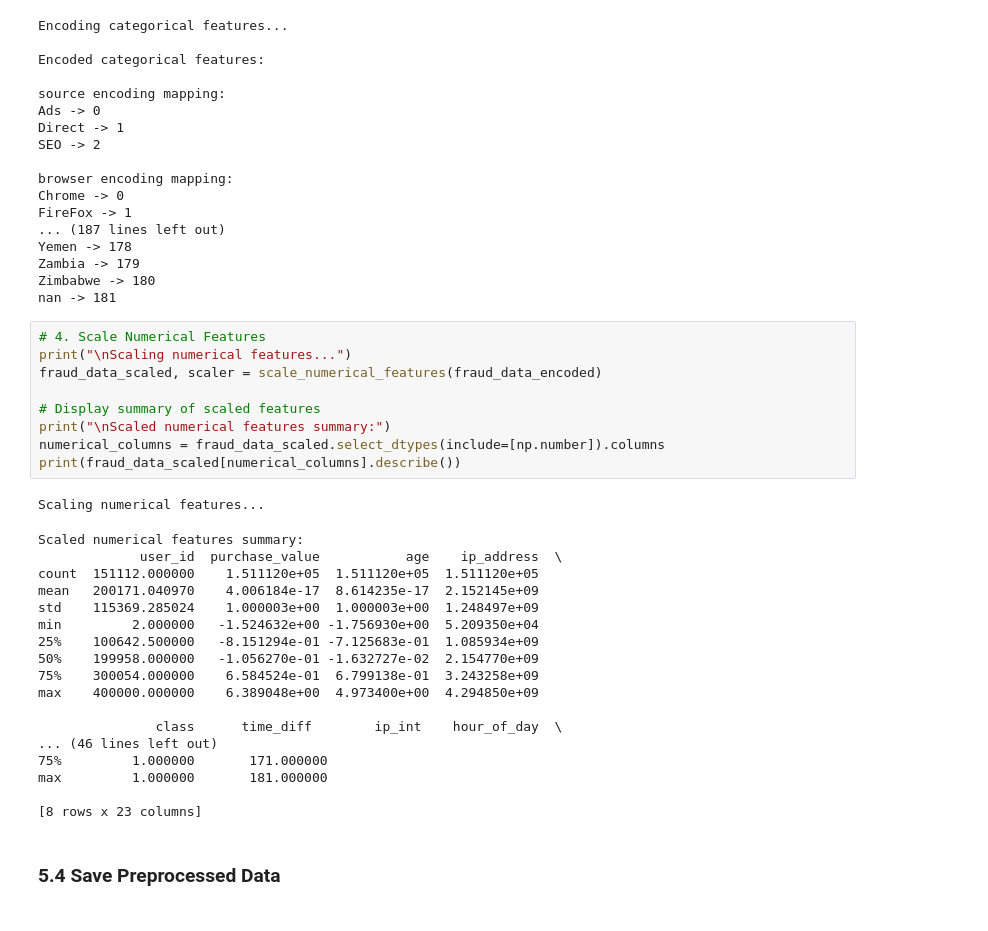
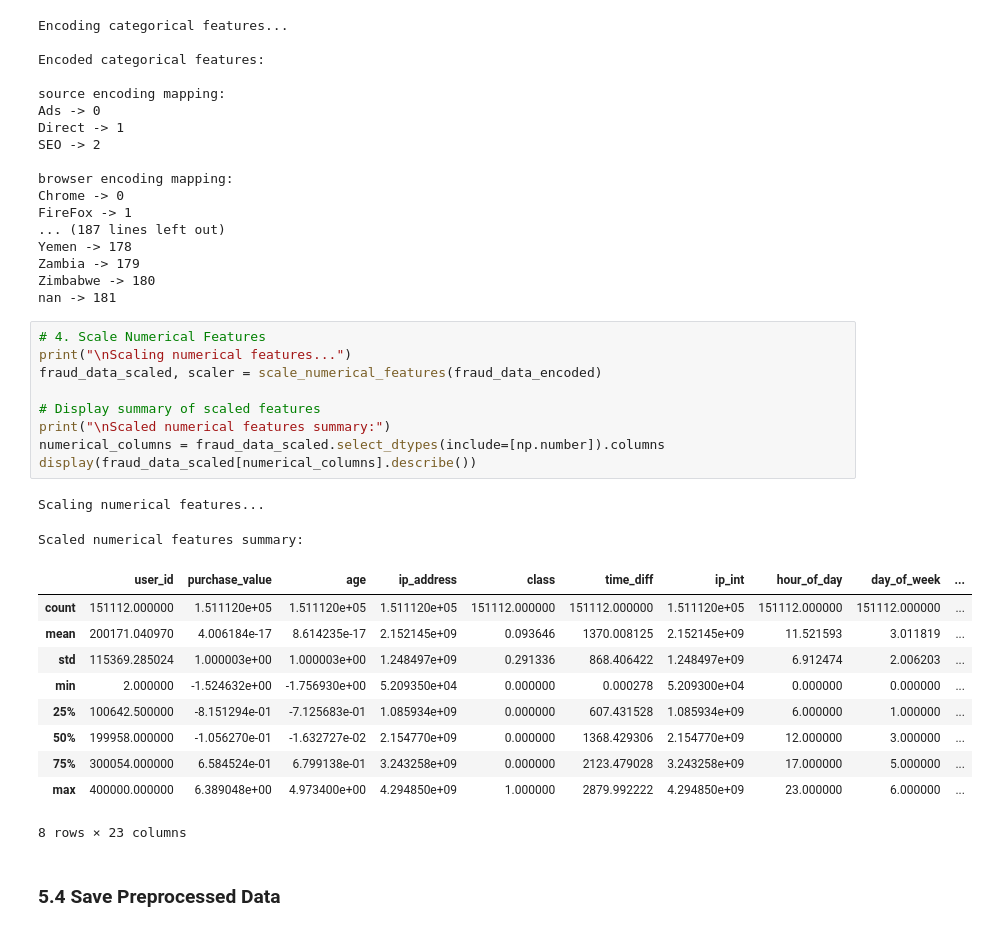
Before and after one commit to Selam46/FraudDetectionAI, a Jupyter notebook: notebooks/01_data_analysis_preprocessing.ipynb, the cells around one changed output. Drawn from its saved outputs; the diff is of its cells as text.

```diff
--- a/notebooks/01_data_analysis_preprocessing.ipynb
+++ b/notebooks/01_data_analysis_preprocessing.ipynb
@@ -422,31 +508,25 @@ nan -> 181
 # %%
 # 4. Scale Numerical Features
 print("\nScaling numerical features...")
 fraud_data_scaled, scaler = scale_numerical_features(fraud_data_encoded)
 
 # Display summary of scaled features
 print("\nScaled numerical features summary:")
 numerical_columns = fraud_data_scaled.select_dtypes(include=[np.number]).columns
-print(fraud_data_scaled[numerical_columns].describe())
+display(fraud_data_scaled[numerical_columns].describe())
 # %% [output]
 Scaling numerical features...
 Scaled numerical features summary:
-             user_id  purchase_value           age    ip_address  \
-count  151112.000000    1.511120e+05  1.511120e+05  1.511120e+05
-mean   200171.040970    4.006184e-17  8.614235e-17  2.152145e+09
-std    115369.285024    1.000003e+00  1.000003e+00  1.248497e+09
-min         2.000000   -1.524632e+00 -1.756930e+00  5.209350e+04
-25%    100642.500000   -8.151294e-01 -7.125683e-01  1.085934e+09
-50%    199958.000000   -1.056270e-01 -1.632727e-02  2.154770e+09
-75%    300054.000000    6.584524e-01  6.799138e-01  3.243258e+09
-max    400000.000000    6.389048e+00  4.973400e+00  4.294850e+09
-
-               class      time_diff        ip_int    hour_of_day  \
-... (46 lines left out)
-75%         1.000000       171.000000
-max         1.000000       181.000000
-
-[8 rows x 23 columns]
+|  | user_id | purchase_value | age | ip_address | class | time_diff | ip_int | hour_of_day | day_of_week | ... |
+| count | 151112.000000 | 1.511120e+05 | 1.511120e+05 | 1.511120e+05 | 151112.000000 | 151112.000000 | 1.511120e+05 | 151112.000000 | 151112.000000 | ... |
+| mean | 200171.040970 | 4.006184e-17 | 8.614235e-17 | 2.152145e+09 | 0.093646 | 1370.008125 | 2.152145e+09 | 11.521593 | 3.011819 | ... |
+| std | 115369.285024 | 1.000003e+00 | 1.000003e+00 | 1.248497e+09 | 0.291336 | 868.406422 | 1.248497e+09 | 6.912474 | 2.006203 | ... |
+| min | 2.000000 | -1.524632e+00 | -1.756930e+00 | 5.209350e+04 | 0.000000 | 0.000278 | 5.209300e+04 | 0.000000 | 0.000000 | ... |
+| 25% | 100642.500000 | -8.151294e-01 | -7.125683e-01 | 1.085934e+09 | 0.000000 | 607.431528 | 1.085934e+09 | 6.000000 | 1.000000 | ... |
+| 50% | 199958.000000 | -1.056270e-01 | -1.632727e-02 | 2.154770e+09 | 0.000000 | 1368.429306 | 2.154770e+09 | 12.000000 | 3.000000 | ... |
+| 75% | 300054.000000 | 6.584524e-01 | 6.799138e-01 | 3.243258e+09 | 0.000000 | 2123.479028 | 3.243258e+09 | 17.000000 | 5.000000 | ... |
+| max | 400000.000000 | 6.389048e+00 | 4.973400e+00 | 4.294850e+09 | 1.000000 | 2879.992222 | 4.294850e+09 | 23.000000 | 6.000000 | ... |
+8 rows × 23 columns
 # %% [markdown]
 ### 5.4 Save Preprocessed Data
 # %%
```
Also changed, not shown: parts of 7 cells of this notebook, 3 other files.
